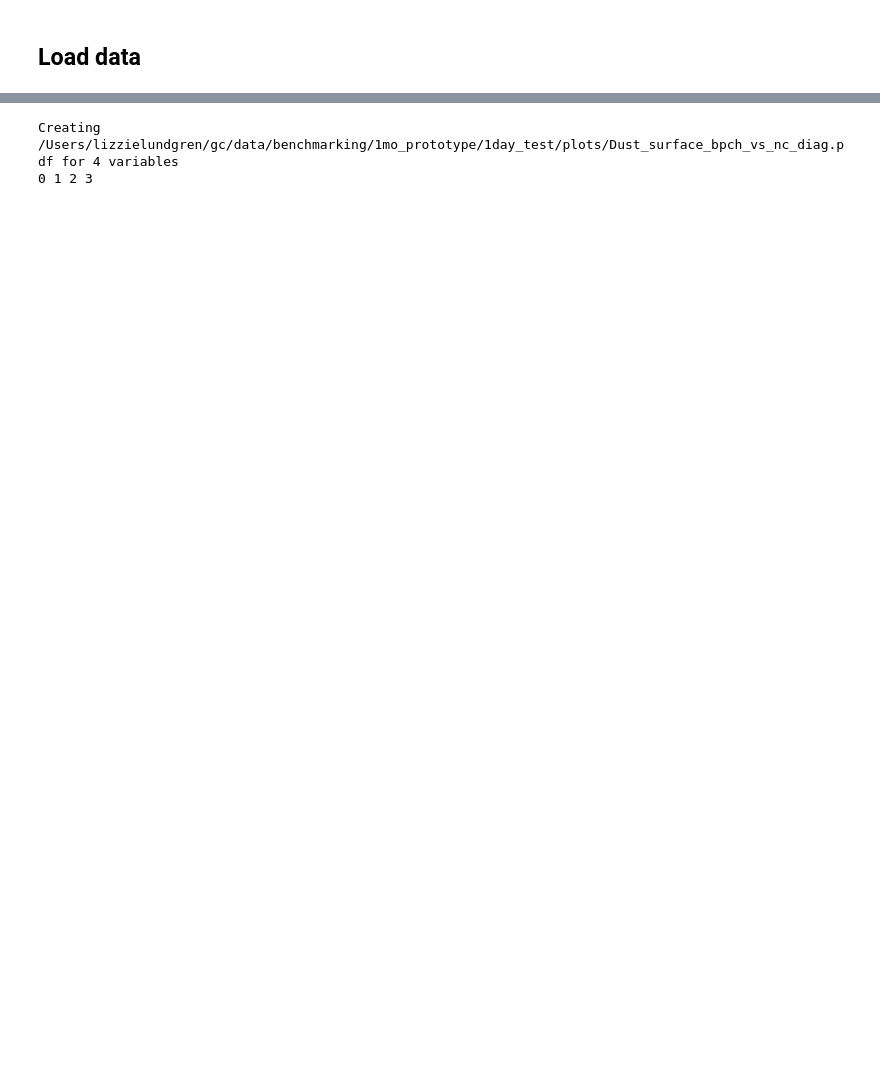
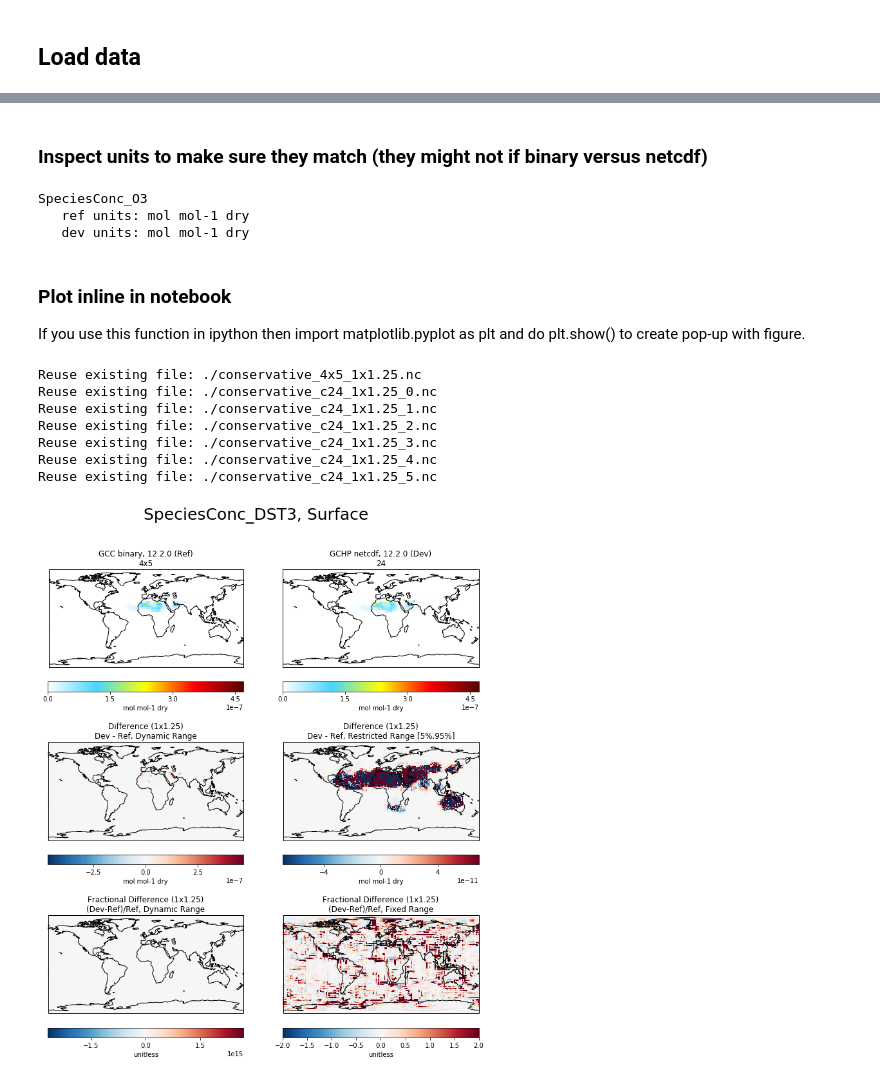
Before and after one commit to geoschem/gcpy, a Jupyter notebook: examples/compare_diagnostics.ipynb, the cells around one changed output, grey strips where cells are left out. Drawn from its saved outputs; the diff is of its cells as text; code cells hidden in the pictures; blank space fills up the shorter version.

```diff
--- a/examples/compare_diagnostics.ipynb
+++ b/examples/compare_diagnostics.ipynb
@@ -191,9 +179,11 @@ gcpy.compare_single_level( refdata, refstr, devdata, devstr, varlist=['SpeciesCo
-# %%
-# Surface - PDF
-pdfname = os.path.join(plotsdir,'{}_surface_{}_diag.pdf'.format(desc,comparison))
-gcpy.compare_single_level( refdata, refstr, devdata, devstr, varlist=varlist,
-                           savepdf=True, pdfname=pdfname )
-gcpy.add_bookmarks_to_pdf( pdfname, varlist, remove_prefix='SpeciesConc_')
-# %% [output]
-Creating /Users/lizzielundgren/gc/data/benchmarking/1mo_prototype/1day_test/plots/Dust_surface_bpch_vs_nc_diag.pdf for 4 variables
-0 1 2 3
+# %% [markdown]
+### Inspect units to make sure they match (they might not if binary versus netcdf)
+# %%
+for var in varlist:
+    print(var)
+    print('   ref units: {}'.format(refdata[var].units))
+    print('   dev units: {}'.format(devdata[var].units))
+# %% [output]
+SpeciesConc_O3
+   ref units: mol mol-1 dry
+   dev units: mol mol-1 dry
@@ -200,3 +199,19 @@ Creating /Users/lizzielundgren/gc/data/benchmarking/1mo_prototype/1day_test/plot
+# %% [markdown]
+### Plot inline in notebook
+If you use this function in ipython then import matplotlib.pyplot as plt and do plt.show() to create pop-up with figure.
+# %%
+# Try hovering over function name and pressing shift-tab to see optional arguments lst
+# NOTE: cmpres argument is only for when ref and dev grid resolutions differ
+gcpy.compare_single_level( refdata, refstr, devdata, devstr, cmpres='1x1.25', varlist=['SpeciesConc_DST3'])
+# %% [output]
+Reuse existing file: ./conservative_4x5_1x1.25.nc
+Reuse existing file: ./conservative_c24_1x1.25_0.nc
+Reuse existing file: ./conservative_c24_1x1.25_1.nc
+Reuse existing file: ./conservative_c24_1x1.25_2.nc
+Reuse existing file: ./conservative_c24_1x1.25_3.nc
+Reuse existing file: ./conservative_c24_1x1.25_4.nc
+Reuse existing file: ./conservative_c24_1x1.25_5.nc
+[figure, added]
 # %%
 # Zonal mean - quick plot
 gcpy.compare_zonal_mean( refdata, refstr, devdata, devstr, varlist=['SpeciesConc_DST3'])
```
Also changed, not shown: parts of 47 cells of this notebook.
